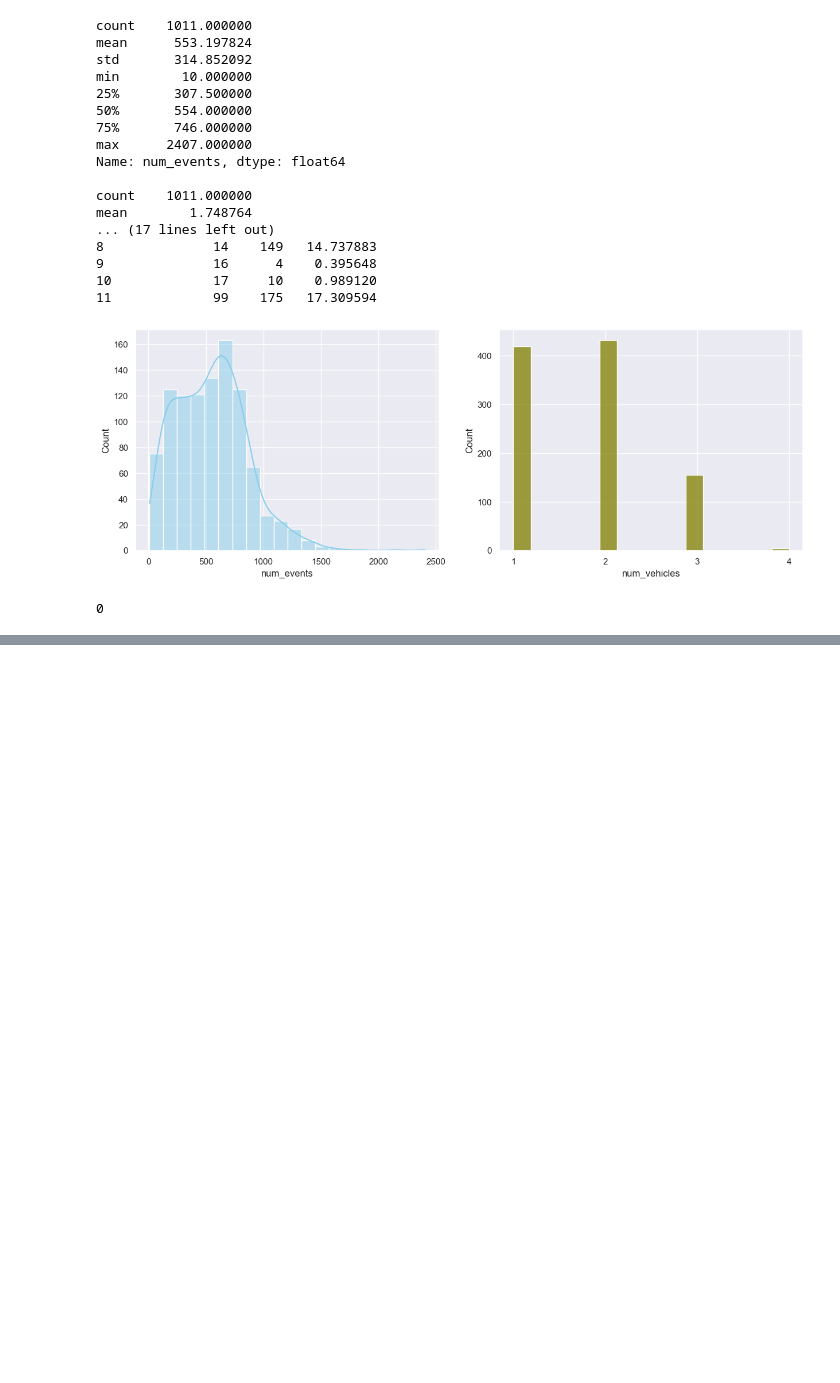
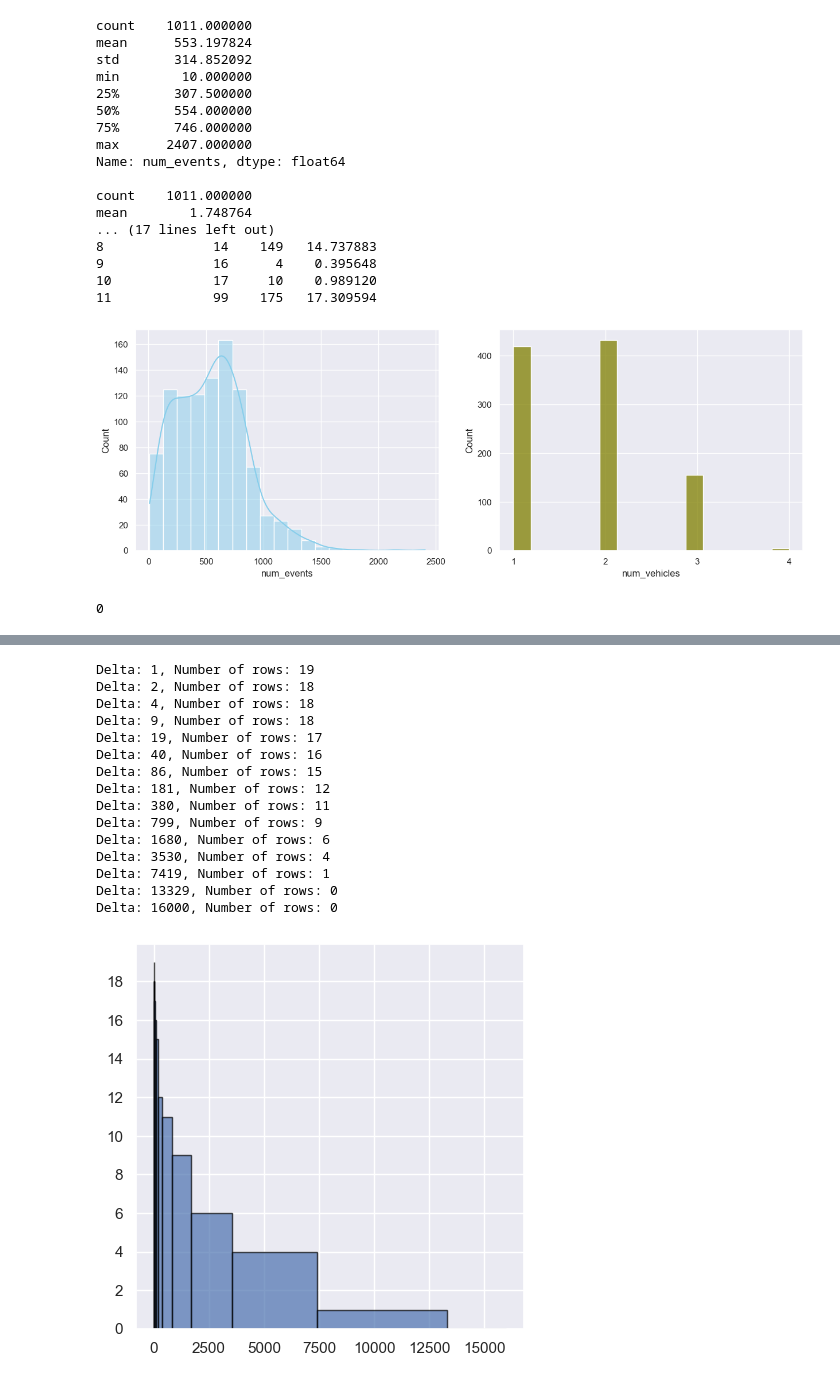
Before and after one commit to Carda01/SNCB_IncidentClassifier, a Jupyter notebook: pre_data_analysis/events_analysis.ipynb, the cells around one changed output, grey strips where cells are left out. Drawn from its saved outputs; the diff is of its cells as text; code cells hidden in the pictures; blank space fills up the shorter version.

```diff
--- a/pre_data_analysis/events_analysis.ipynb
+++ b/pre_data_analysis/events_analysis.ipynb
@@ -101,0 +93,28 @@ always_on_battery
+# %%
+bins = np.logspace(0, 15, num=15, base=2, dtype='int')
+data = df[df.apply(lambda x: x.seconds_to_incident_sequence[-1] < 0, axis=1)].apply(lambda x: -x['seconds_to_incident_sequence'][-1], axis=1)
+bins[-2] = max(data) + 1
+bins[-1] = 16000
+for epsilon in bins:
+    print(f"Delta: {epsilon}, Number of rows: {len(df[df.apply(lambda x: x.seconds_to_incident_sequence[-1] <= -epsilon, axis=1)])}")
+fig, ax = plt.subplots(figsize=(5, 5))
+ax.yaxis.set_major_locator(MaxNLocator(integer=True))
+plt.hist(data, bins=bins, edgecolor='black', alpha=0.7, cumulative=-1)
+plt.show()
+# %% [output]
+Delta: 1, Number of rows: 19
+Delta: 2, Number of rows: 18
+Delta: 4, Number of rows: 18
+Delta: 9, Number of rows: 18
+Delta: 19, Number of rows: 17
+Delta: 40, Number of rows: 16
+Delta: 86, Number of rows: 15
+Delta: 181, Number of rows: 12
+Delta: 380, Number of rows: 11
+Delta: 799, Number of rows: 9
+Delta: 1680, Number of rows: 6
+Delta: 3530, Number of rows: 4
+Delta: 7419, Number of rows: 1
+Delta: 13329, Number of rows: 0
+Delta: 16000, Number of rows: 0
+[figure, added]
```
Also changed, not shown: parts of 4 cells of this notebook.
